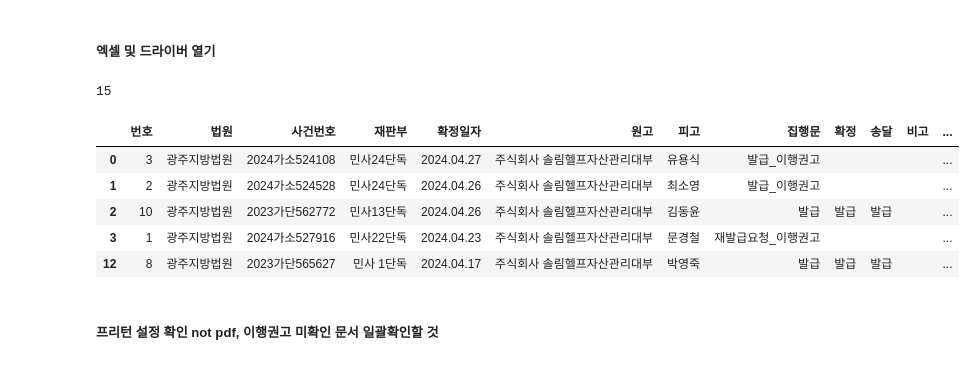
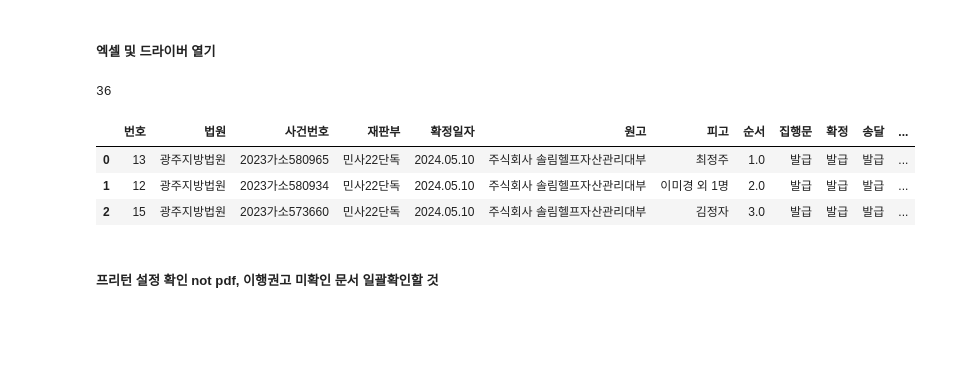
Before and after one commit to jbmyou/python_work, a Jupyter notebook: fileNaming/집행문sele.ipynb, the cells around one changed output. Saved outputs shown, nothing was run; the diff lists cells and outputs as text; code cells hidden in the pictures; blank space fills up the shorter version.

```diff
--- a/fileNaming/집행문sele.ipynb
+++ b/fileNaming/집행문sele.ipynb
@@ -37,13 +38,13 @@ from datetime import timedelta
 import traceback
 # 정렬순서 : 확정일자(내림), 법원(올림), 사건번호(내림)
 
-dtype = {'채무자키':str, '계좌키':str, '가상계좌번호':str}
+dtype = {'채무자키':str, '계좌키':str, '가상계좌번호':str, '법조치키':str}
 # %% [markdown]
 ### 함수, 전역변수
 # %%
 ##################################
 # 사건번호 눌러보고 집행문 발급 가능한 것만으로 목록작성 하도록!!!!!!!!!
-lastday = "240429"
+lastday = "240512"
 법원인증서="헬프자산관리대부[주]()001102620170619111002243" # 인증서 여러개고, 법원인증서가 첫번째가 아닌 경우 지정해줘야 함
 ##################################
 excel_dir = join(r"D:\4.관리\전자소송", lastday)
@@ -643,18 +702,16 @@ with pd.ExcelWriter(path_excel, engine='openpyxl', mode = 'a', if_sheet_exists =
 # %%
 ### 원본이 필요할 땐 원본을 다른 이름으로 복사해둬!
 df_origin = pd.read_excel(path_excel, sheet_name="집행문", dtype=dtype).fillna("")
 df_origin.법원 = df_origin.법원.str.replace("지법", "지방법원")
 df = df_origin.copy()
 print(len(df))
-df.query('집행문.str.contains("신청|발급|이행권고")')
+df.query('집행문.str.contains("신청|발급|이행권고")').head(3)
 # %% [output]
-15
+36
-|  | 번호 | 법원 | 사건번호 | 재판부 | 확정일자 | 원고 | 피고 | 집행문 | 확정 | 송달 | 비고 | ... |
-| 0 | 3 | 광주지방법원 | 2024가소524108 | 민사24단독 | 2024.04.27 | 주식회사 솔림헬프자산관리대부 | 유용식 | 발급_이행권고 |  |  |  | ... |
-| 1 | 2 | 광주지방법원 | 2024가소524528 | 민사24단독 | 2024.04.26 | 주식회사 솔림헬프자산관리대부 | 최소영 | 발급_이행권고 |  |  |  | ... |
-| 2 | 10 | 광주지방법원 | 2023가단562772 | 민사13단독 | 2024.04.26 | 주식회사 솔림헬프자산관리대부 | 김동윤 | 발급 | 발급 | 발급 |  | ... |
-| 3 | 1 | 광주지방법원 | 2024가소527916 | 민사22단독 | 2024.04.23 | 주식회사 솔림헬프자산관리대부 | 문경철 | 재발급요청_이행권고 |  |  |  | ... |
-| 12 | 8 | 광주지방법원 | 2023가단565627 | 민사 1단독 | 2024.04.17 | 주식회사 솔림헬프자산관리대부 | 박영죽 | 발급 | 발급 | 발급 |  | ... |
+|  | 번호 | 법원 | 사건번호 | 재판부 | 확정일자 | 원고 | 피고 | 순서 | 집행문 | 확정 | 송달 | ... |
+| 0 | 13 | 광주지방법원 | 2023가소580965 | 민사22단독 | 2024.05.10 | 주식회사 솔림헬프자산관리대부 | 최정주 | 1.0 | 발급 | 발급 | 발급 | ... |
+| 1 | 12 | 광주지방법원 | 2023가소580934 | 민사22단독 | 2024.05.10 | 주식회사 솔림헬프자산관리대부 | 이미경 외 1명 | 2.0 | 발급 | 발급 | 발급 | ... |
+| 2 | 15 | 광주지방법원 | 2023가소573660 | 민사22단독 | 2024.05.10 | 주식회사 솔림헬프자산관리대부 | 김정자 | 3.0 | 발급 | 발급 | 발급 | ... |
 # %%
 driver, wait = con_scourt()
 login() # 로그인 : 수동으로 하자. 인증서 되는 거 확인
```
Also changed, not shown: parts of 18 cells of this notebook, 3 other files.
